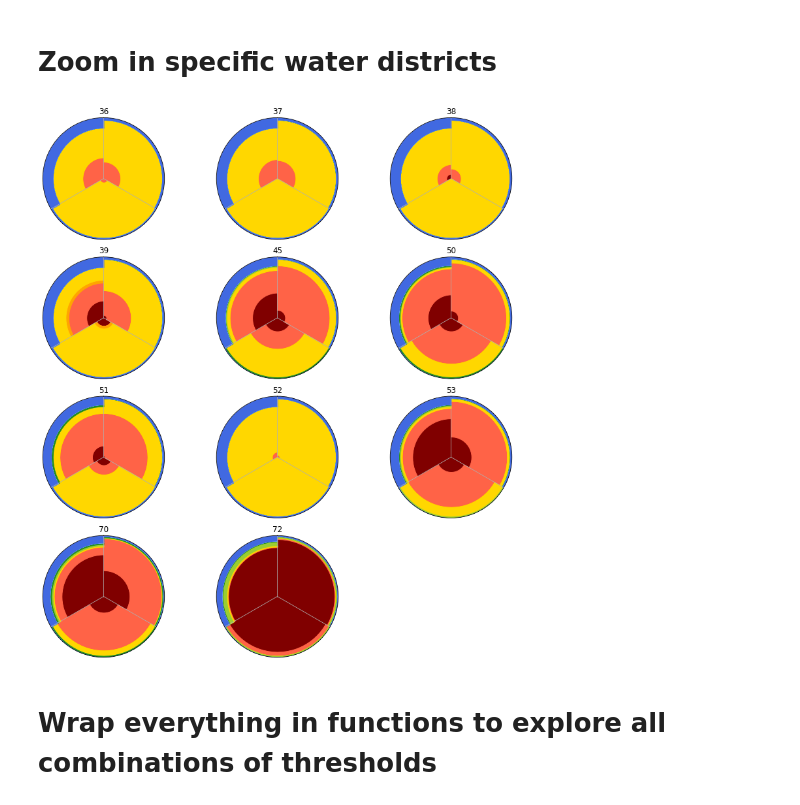
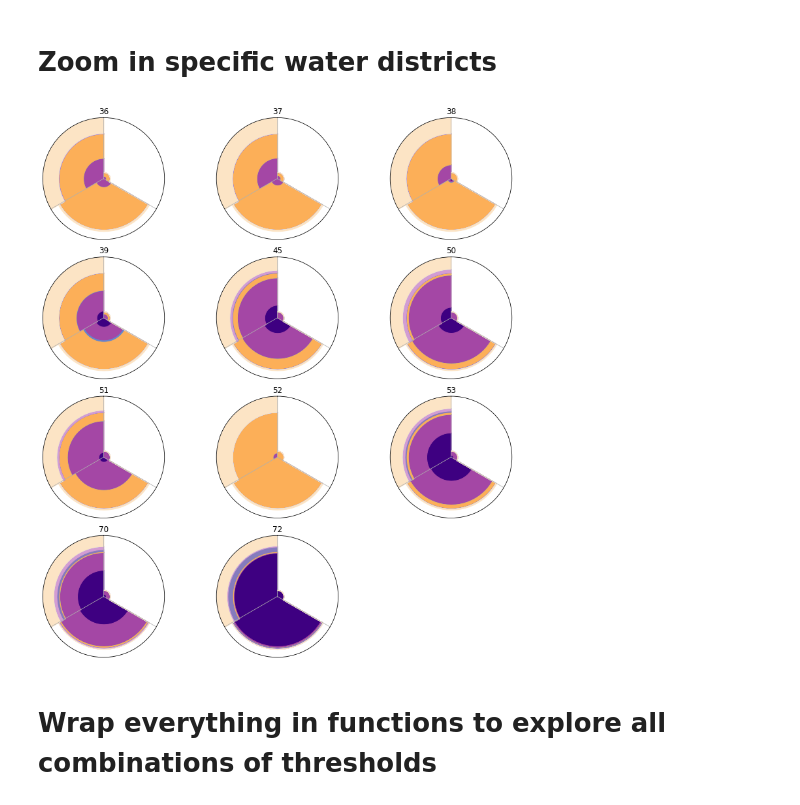
Before and after one commit to antonia-had/drought_classification, a Jupyter notebook: hive_plots_drought_impacts-non_stationary.ipynb, the cells around one changed output. Drawn from its saved outputs; the diff is of its cells as text; code cells hidden in the pictures.

```diff
--- a/hive_plots_drought_impacts-non_stationary.ipynb
+++ b/hive_plots_drought_impacts-non_stationary.ipynb
@@ -11,8 +11,8 @@ Classify realizations into their characteristics (variability, persistence, basi
 # %%
 # Load in sample information to classify realizations on variability and persistence
 parameter_values = pd.read_csv('./data/LHsamples_wider_100_AnnQonly.txt', sep='\t', lineterminator='\r', header=0)
-variability_cat_samples = parameter_values[parameter_values['sigma_dry'] > 1.25].index.values
-persistence_cat_samples = parameter_values[parameter_values['p_drydry'] > 0.07].index.values
+variability_cat_samples = parameter_values[parameter_values['sigma_dry'] > 1.83].index.values
+persistence_cat_samples = parameter_values[parameter_values['p_drydry'] > -0.5].index.values
 variability_cat_realizations = np.concatenate([np.arange(x*10+1, x*10+10+1) for x in variability_cat_samples],
                                               axis=0 )
 persistence_cat_realizations = np.concatenate([np.arange(x*10+1, x*10+10+1) for x in persistence_cat_samples],
@@ -130,12 +152,14 @@ Name: Category, dtype: int64
 # %%
 group_ratios = np.zeros((3,8))
-
+max_in_group = 0
 # Loop through all classifications and all groups and calculate ratios
 for i, c in enumerate(classifications):
     total_reals = len(drought_impacts_df[drought_impacts_df['Category']==c])
+    if total_reals>=max_in_group:
+        max_in_group=total_reals
     for j, value in enumerate(group_values):
         group_ratios[i,j] = np.around(len(drought_impacts_df[(drought_impacts_df['Category']==c) &
-                                                        (drought_impacts_df['Group']==value)])/total_reals*100,
+                                                        (drought_impacts_df['Group']==value)]),#/total_reals*100,
                                  decimals=1)
 # %%
 # Create hive plot dataframe
@@ -156,6 +180,7 @@ cum_sum_df
 # %%
-colors = ['maroon', 'tomato', 'orange', 'gold',
-         'yellowgreen', 'forestgreen', 'lightskyblue', 'royalblue']
+colors = ['#3E0081', '#A447A5', '#6586CD', '#FCAF58',
+         '#857BBE', '#D39CD3', '#C1CEEB', '#FCE4C5']
+
 
 plt.figure(figsize=(12,8))
 ax = plt.subplot(polar=True)
@@ -176,7 +201,7 @@ for k in range(1, cum_sum_df.shape[1]-2):
 
 ax.set_thetagrids([0, 120, 240], ['Variability', 'Persistence', 'Basin\ndeliveries'], fontsize=16)
 ax.xaxis.set_tick_params(pad=30)
-ax.set_ylim([0,100])
+ax.set_ylim([0,max_in_group])
 ax.set_yticklabels([])
 ax.set_rticks([])
 
@@ -243,13 +268,15 @@ def group_classifications_wds(drought_impacts_df, wd):
     drought_impacts_df['Group'] = np.select(group_conditions, group_values)
 
     group_ratios = np.zeros((3,8))
-
+    max_in_group = 0
     # Loop through all classifications and all groups and calculate ratios
     for i, c in enumerate(classifications):
         total_reals = len(drought_impacts_df[drought_impacts_df['Category']==c])
+        if total_reals>=max_in_group:
+            max_in_group=total_reals
         for j, value in enumerate(group_values):
             group_ratios[i,j] = np.around(len(drought_impacts_df[(drought_impacts_df['Category']==c) &
-                                                            (drought_impacts_df['Group']==value)])/total_reals*100,
+                                                            (drought_impacts_df['Group']==value)]),#/total_reals*100,
                                      decimals=1)
     # Create hive plot dataframe
     # Calculate ratios of each group in each realization classification
@@ -259,7 +286,7 @@ def group_classifications_wds(drought_impacts_df, wd):
     cum_sum_df.insert(0, 'Initial_values', np.zeros(3))
     cum_sum_df['angle_start'] = [0, 120, 240]
     cum_sum_df['angle_end'] = [120, 240, 360]
-    return cum_sum_df
+    return cum_sum_df, max_in_group
 # %%
 WDs = [36, 37, 38, 39, 45, 50, 51, 52, 53, 70, 72]
 
@@ -270,38 +297,38 @@ for i, wd in enumerate(WDs):
     ax = plt.subplot(4, 3, i+1, polar=True)
 
     #Get impacts for specific group
-    cum_sum_df = group_classifications_wds(drought_impacts_df, wd)
+    cum_sum_df, max_in_group = group_classifications_wds(drought_impacts_df, wd)
 
     # Extrapolate curves between angles
     angles = [y/180*np.pi for x in [np.arange(x, x+125,5) for x in cum_sum_df.angle_start] for y in x]
     segment_length = len(np.arange(0, 0+125,5))
 
     # for every group extrapolate values and draw
     for k in range(1, cum_sum_df.shape[1]-2):
         previous_values = sum([[cum_sum_df.iloc[i, k-1]]*segment_length for i in range(3)], [])
     #     previous_values.append(previous_values[-1])
         values = sum([[cum_sum_df.iloc[i, k]]*segment_length for i in range(3)], [])
     #     values.append(values[-1])
 
         # Plot data
         ax.fill_between(angles, previous_values, values, color=colors[k-1], label=f'Group {k}')
 
         ax.xaxis.set_tick_params(pad=30)
 
-        ax.set_ylim([0,100])
+        ax.set_ylim([0, max_in_group])
         ax.set_yticklabels([])
         ax.set_rticks([])
         ax.set_thetagrids([0, 120, 240], [])
         ax.set_theta_zero_location("N")
         ax.set_title(f'{wd}')
 
 ax = plt.subplot(4, 3, 12, polar=True)
 ax.axis('off')
 
 plt.tight_layout(h_pad=None, w_pad=None)
 plt.savefig('wd_impacts.svg')
 plt.show()
 # %% [output]
-[figure, old version]
+[figure, new version]
 # %% [markdown]
 # Wrap everything in functions to explore all combinations of thresholds
```
Also changed, not shown: parts of 9 cells of this notebook, 3 other files.
